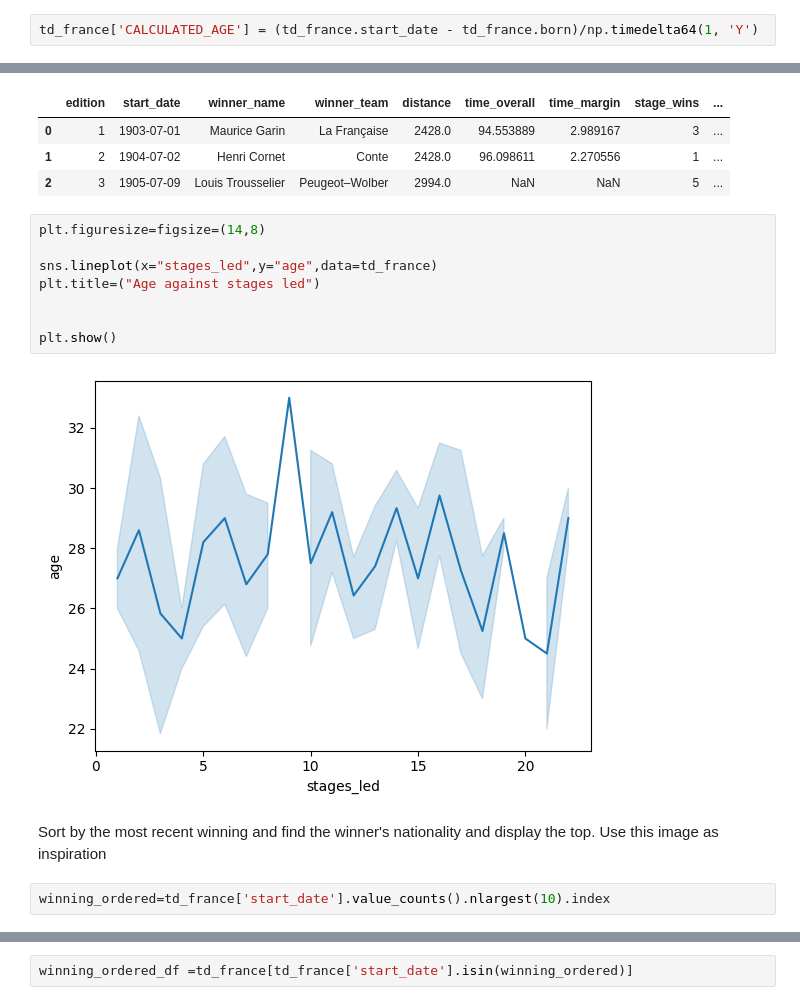
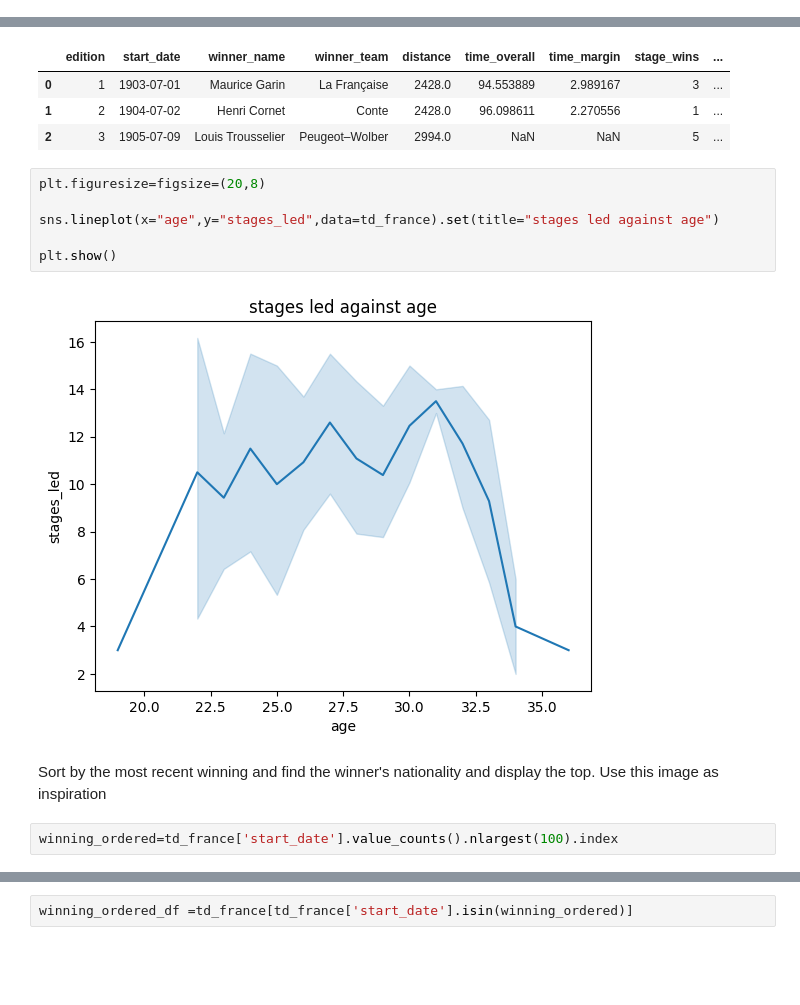
Before and after one commit to mgangla/PyData-Analysis, a Jupyter notebook: visualisationProject_SportsAnalytics.ipynb, the cells around one changed output, grey strips where cells are left out. Cells and saved outputs as stored; diff of their text form; blank space fills up the shorter version.

```diff
--- a/visualisationProject_SportsAnalytics.ipynb
+++ b/visualisationProject_SportsAnalytics.ipynb
@@ -93,5 +93,3 @@ td_france.head()
 | 2 | 3 | 1905-07-09 | Louis Trousselier | Peugeot–Wolber | 2994.0 | NaN | NaN | 5 | ... |
 | 3 | 4 | 1906-07-04 | René Pottier | Peugeot–Wolber | 4637.0 | NaN | NaN | 5 | ... |
 | 4 | 5 | 1907-07-08 | Lucien Petit-Breton | Peugeot–Wolber | 4488.0 | NaN | NaN | 2 | ... |
-# %%
-td_france['CALCULATED_AGE'] = (td_france.start_date - td_france.born)/np.timedelta64(1, 'Y')
@@ -105,19 +101,17 @@ td_france.head(3)
 | 1 | 2 | 1904-07-02 | Henri Cornet | Conte | 2428.0 | 96.098611 | 2.270556 | 1 | ... |
 | 2 | 3 | 1905-07-09 | Louis Trousselier | Peugeot–Wolber | 2994.0 | NaN | NaN | 5 | ... |
 # %%
-plt.figuresize=figsize=(14,8)
+plt.figuresize=figsize=(20,8)
 
-sns.lineplot(x="stages_led",y="age",data=td_france)
-plt.title=("Age against stages led")
-
+sns.lineplot(x="age",y="stages_led",data=td_france).set(title="stages led against age")
 
 plt.show()
 # %% [output]
-[figure, old version]
+[figure, new version]
 # %% [markdown]
 Sort by the most recent winning and find the winner's nationality and display the top. Use this image as inspiration
 # %%
-winning_ordered=td_france['start_date'].value_counts().nlargest(10).index
+winning_ordered=td_france['start_date'].value_counts().nlargest(100).index
 # %%
 winning_ordered
 # %% [output]
```
Also changed, not shown: parts of 6 cells of this notebook.
